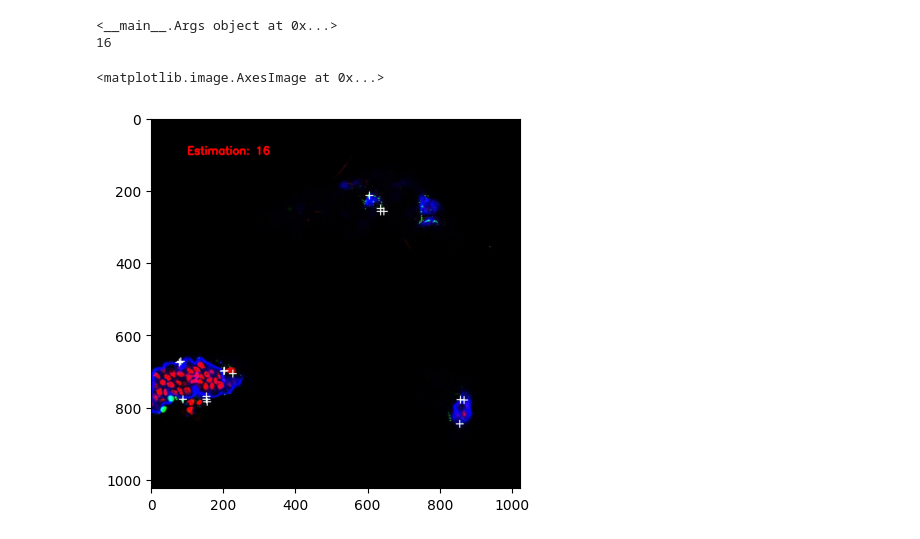
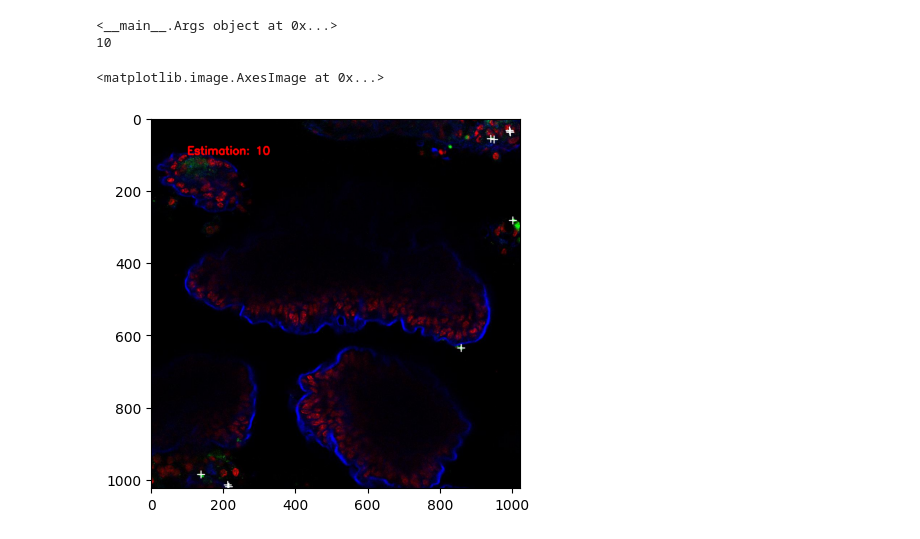
Before and after one commit to TAMIDSpiyalong/C.difficile_Spore_Detection, a Jupyter notebook: 20230330_P2PNet_Evaluation.ipynb, the cells around one changed output. Cells and saved outputs as stored; diff of their text form; code cells hidden in the pictures.

```diff
--- a/20230330_P2PNet_Evaluation.ipynb
+++ b/20230330_P2PNet_Evaluation.ipynb
@@ -30,7 +31,7 @@ from matplotlib.patches import Circle
 class Args():
     backbone='vgg16_bn'
     gpu_id=0
-    img_path='C:/Users/piyalong/Pictures/WT-1_ID_PIC-1_JOA19_5.jpg'
+    img_path='D:/Osiris_tepm_file-20230330T190410Z-001/Osiris_tepm_file/WT-1_ID_PIC-1_JOA97_59.jpg'
     line=2
     output_dir='output'
     row=2
@@ -82,39 +83,39 @@ outputs_scores = torch.nn.functional.softmax(outputs['pred_logits'], -1)[:, :, 1
 
 outputs_points = outputs['pred_points'][0]
 
-threshold = 0.1
+threshold = 0.05
 # filter the predictions
 points = outputs_points[outputs_scores > threshold].detach().cpu().numpy().tolist()
 predict_cnt = int((outputs_scores > threshold).sum())
 scores= outputs_scores[outputs_scores > threshold]
 outputs_scores = torch.nn.functional.softmax(outputs['pred_logits'], -1)[:, :, 1][0]
 
 outputs_points = outputs['pred_points'][0]
 # draw the predictions
 size = 4
 img_to_draw = cv2.cvtColor(np.array(img_raw), cv2.COLOR_RGB2BGR)
 
 img_to_draw = cv2.putText(img_to_draw,"Estimation: "+str(len(points)), (100,100), cv2.FONT_HERSHEY_SIMPLEX,1, (0,0,255), 3)
 print(len(points))
 for p in points:
     # img_to_draw = cv2.circle(img_to_draw, (int(p[0]), int(p[1])), size, (0, 0, 255), -1)
     cv2.drawMarker(img_to_draw, (int(p[0]), int(p[1])), (255, 255, 255), cv2.MARKER_CROSS, markerSize=20,thickness=2)
 
 # cv2.rectangle(img_to_draw, (100, 100), (120, 140), (255,255,255), 2)
 # save the visualized image
 # cv2.imshow('ImageWindow',img_to_draw)
 # cv2.waitKey(0)
 # cv2.destroyAllWindows()
 
 cv2.imwrite(os.path.join(args.output_dir, 'pred{}.jpg'.format(predict_cnt)), img_to_draw)
 
 img_to_draw = cv2.cvtColor(img_to_draw, cv2.COLOR_BGR2RGB)
 
 fig, ax = plt.subplots()
 
 plt.imshow(img_to_draw)
 # %% [output]
 <__main__.Args object at 0x...>
-16
+10
 <matplotlib.image.AxesImage at 0x...>
-[figure, old version]
+[figure, new version]
```
Also changed, not shown: parts of 11 cells of this notebook.
